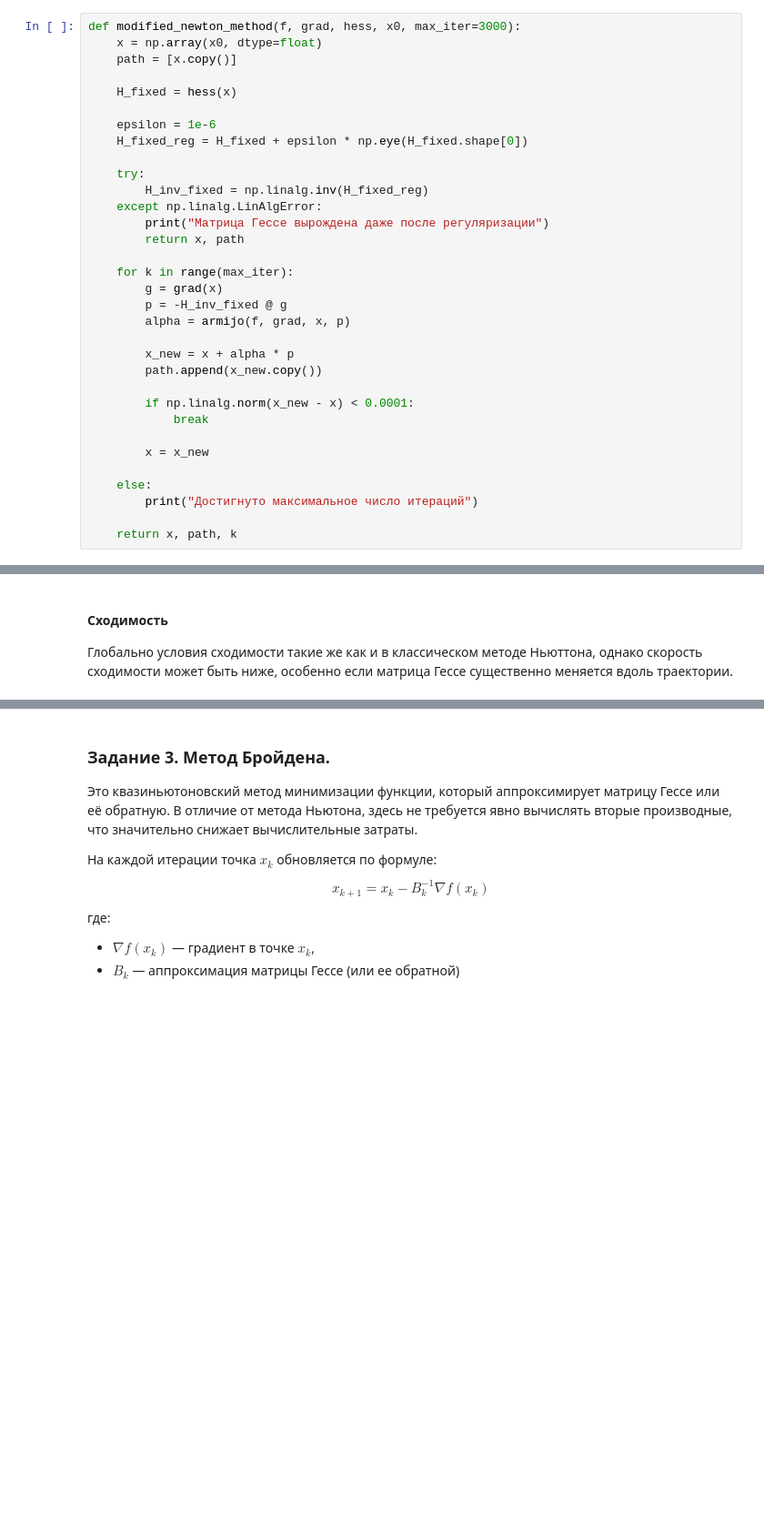
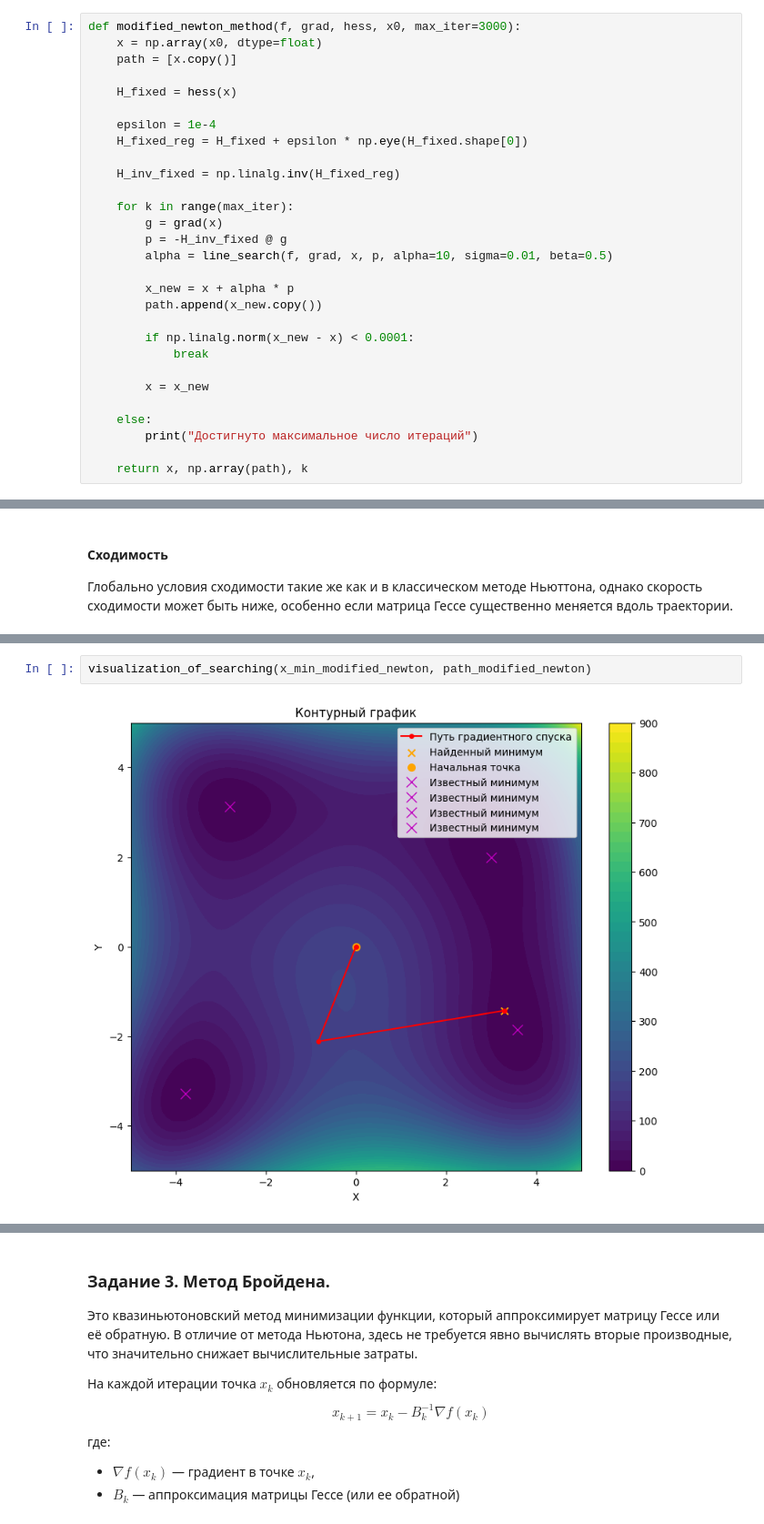
Before and after one commit to Kirill-Yurkov/MetOpt3, a Jupyter notebook: main.ipynb, the cells around one changed output, grey strips where cells are left out. Shown at 91% size. Drawn from its saved outputs; the diff is of its cells as text; blank space fills up the shorter version.

```diff
--- a/main.ipynb
+++ b/main.ipynb
@@ -225,19 +271,15 @@ def modified_newton_method(f, grad, hess, x0, max_iter=3000):
 
     H_fixed = hess(x)
 
-    epsilon = 1e-6
+    epsilon = 1e-4
     H_fixed_reg = H_fixed + epsilon * np.eye(H_fixed.shape[0])
 
-    try:
-        H_inv_fixed = np.linalg.inv(H_fixed_reg)
-    except np.linalg.LinAlgError:
-        print("Матрица Гессе вырождена даже после регуляризации")
-        return x, path
+    H_inv_fixed = np.linalg.inv(H_fixed_reg)
 
     for k in range(max_iter):
         g = grad(x)
         p = -H_inv_fixed @ g
-        alpha = armijo(f, grad, x, p)
+        alpha = line_search(f, grad, x, p, alpha=10, sigma=0.01, beta=0.5)
 
         x_new = x + alpha * p
         path.append(x_new.copy())
@@ -250,6 +292,6 @@ def modified_newton_method(f, grad, hess, x0, max_iter=3000):
     else:
         print("Достигнуто максимальное число итераций")
 
-    return x, path, k
+    return x, np.array(path), k
 # %%
 x_min_modified_newton, path_modified_newton, count_iterations_modified_newton = modified_newton_method(himmelblau, grad_himmelblau, hess_himmelblau, x0)
@@ -270 +310,5 @@ print(f"Количество итераций: {count_iterations_modified_newton
+# %%
+visualization_of_searching(x_min_modified_newton, path_modified_newton)
+# %% [output]
+[figure, added]
 # %% [markdown]
```
Also changed, not shown: parts of 25 cells of this notebook, 3 other files.
